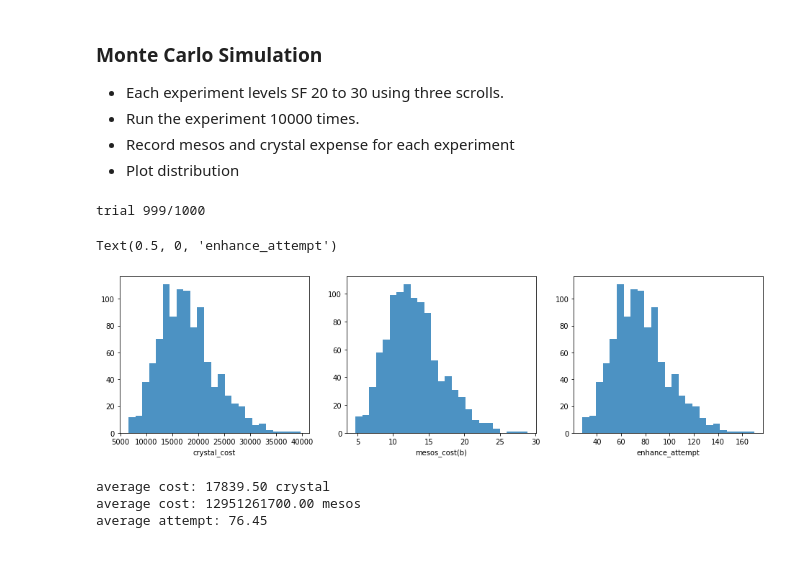
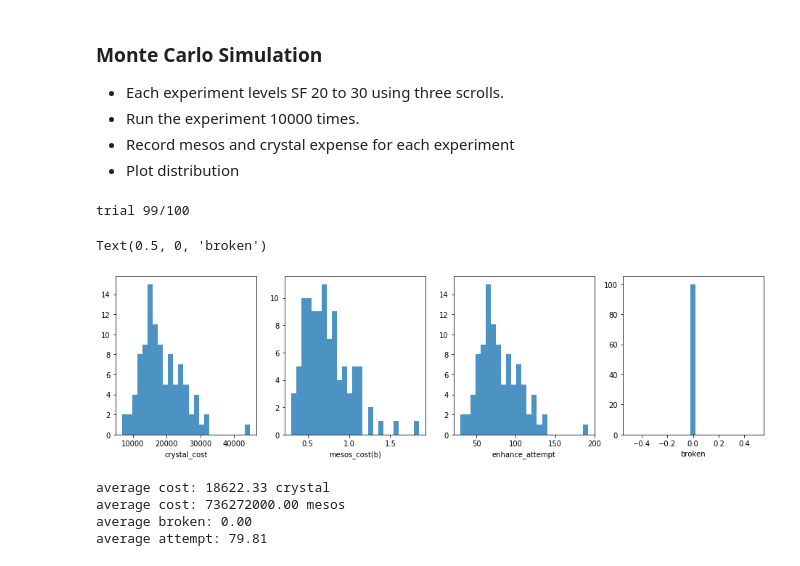
Before and after one commit to shawlu95/SF-Simulation, a Jupyter notebook: sf_cost.ipynb, the cells around one changed output. Drawn from its saved outputs; the diff is of its cells as text; code cells hidden in the pictures.

```diff
--- a/sf_cost.ipynb
+++ b/sf_cost.ipynb
@@ -2,9 +2,10 @@
 import pandas as pd
 import random
 import matplotlib.pyplot as plt
+import numpy as np
 
-df = pd.read_csv("data.csv")
-df.head(20)
+df = pd.read_csv("assets/data.csv")
+df.head(30)
 # %% [output]
 |  | sf | mesos | success | maintain | degrade | break |
 | 0 | 0 | 10000 | 1.00 | 0.00 | 0.00 | 0.00 |
@@ -101,0 +166,22 @@ class Gear:
+# %%
+success = 0
+maintain = 0
+degrade = 0
+broken = 0
+trial = 1000
+for i in range(trial):
+    gear = Gear(current_sf=10, target_sf=11)
+    gear.enhance(use_lucky_scroll=False)
+
+    success += gear.success_count
+    maintain += gear.maintain_count
+    degrade += gear.degrade_count
+    broken += gear.broken_count
+
+print("success: %.2f"%(success/trial))
+print("maintain: %.2f"%(maintain/trial))
+print("degrade: %.2f"%(degrade/trial))
+print("broken: %.2f"%(broken/trial))
+
+print("true probability (exclude bonus 5%):")
+df.iloc[10]
@@ -187,10 +339,11 @@ mesos: 10470000000.0, crystal: 14699.999999999975
 # %%
 import numpy as np
 
-trial = 1000
+trial = 100
 crystal_cost_array = np.zeros(trial)
 mesos_cost_array = np.zeros(trial)
 attempt_array = np.zeros(trial)
+broken_array = np.zeros(trial)
 for i in range(trial):
     gear = Gear(current_sf=20)
     while gear.current_sf != 30:
@@ -198,33 +351,39 @@ for i in range(trial):
 
     crystal_cost_array[i] = gear.crystal_cost
     mesos_cost_array[i] = gear.mesos_cost
-    attempt_array[i] = gear.attempt
-
+    attempt_array[i] = gear.attempt_count
+    broken_array[i] = gear.broken_count
     print(f"trial {i}/{trial}", end="\r")
 # %% [output]
-trial 999/1000
+trial 99/100
 # %%
 plt.figure(figsize=(16, 4))
 
-ax1 = plt.subplot(1, 3, 1)
+ax1 = plt.subplot(1, 4, 1)
 ax1.hist(crystal_cost_array, alpha=0.8, bins=25)
 ax1.set_xlabel("crystal_cost")
 
-ax2 = plt.subplot(1, 3, 2)
+ax2 = plt.subplot(1, 4, 2)
 ax2.hist(mesos_cost_array/1e9, alpha=0.8, bins=25)
 ax2.set_xlabel("mesos_cost(b)")
 
-ax3 = plt.subplot(1, 3, 3)
+ax3 = plt.subplot(1, 4, 3)
 ax3.hist(attempt_array, alpha=0.8, bins=25)
 ax3.set_xlabel("enhance_attempt")
+
+ax4 = plt.subplot(1, 4, 4)
+ax4.hist(broken_array, alpha=0.8, bins=25)
+ax4.set_xlabel("broken")
 # %% [output]
-Text(0.5, 0, 'enhance_attempt')
+Text(0.5, 0, 'broken')
-[figure, old version]
+[figure, new version]
 # %%
 print("average cost: %.2f crystal"%np.mean(crystal_cost_array))
 print("average cost: %.2f mesos"%np.mean(mesos_cost_array))
+print("average broken: %.2f"%np.mean(broken_array))
 print("average attempt: %.2f"%np.mean(attempt_array))
 # %% [output]
-average cost: 17839.50 crystal
-average cost: 12951261700.00 mesos
-average attempt: 76.45
+average cost: 18622.33 crystal
+average cost: 736272000.00 mesos
+average broken: 0.00
+average attempt: 79.81
```
Also changed, not shown: parts of 16 cells of this notebook, 25 other files.
